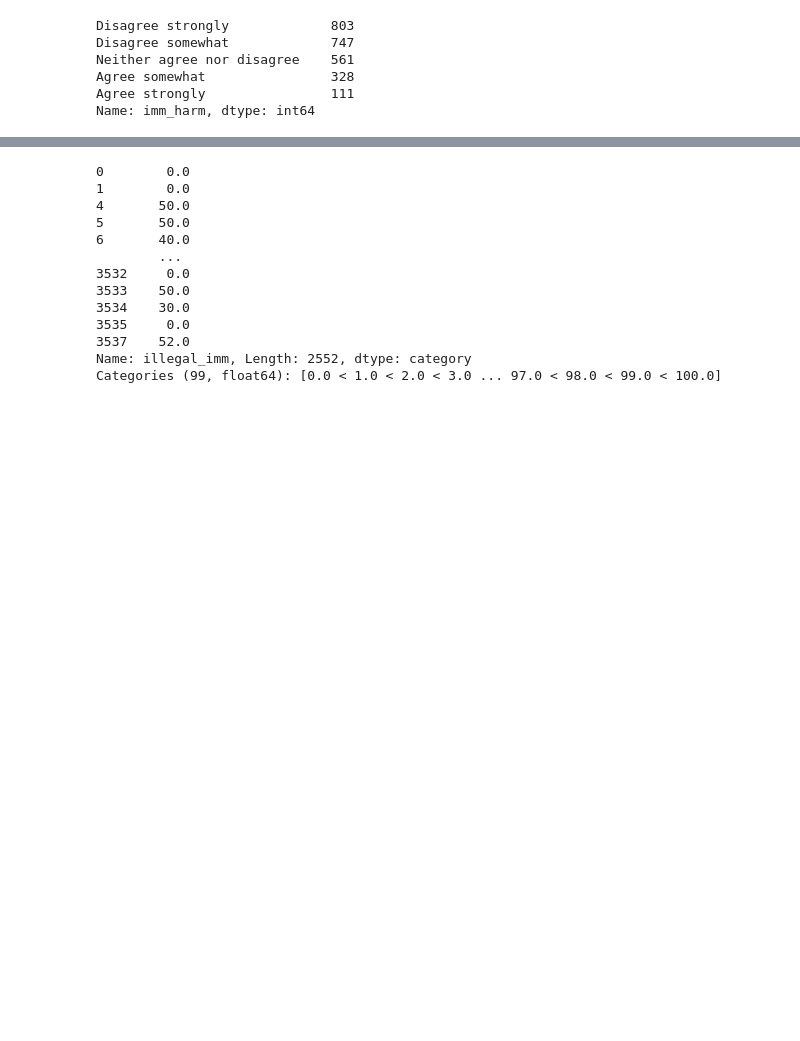
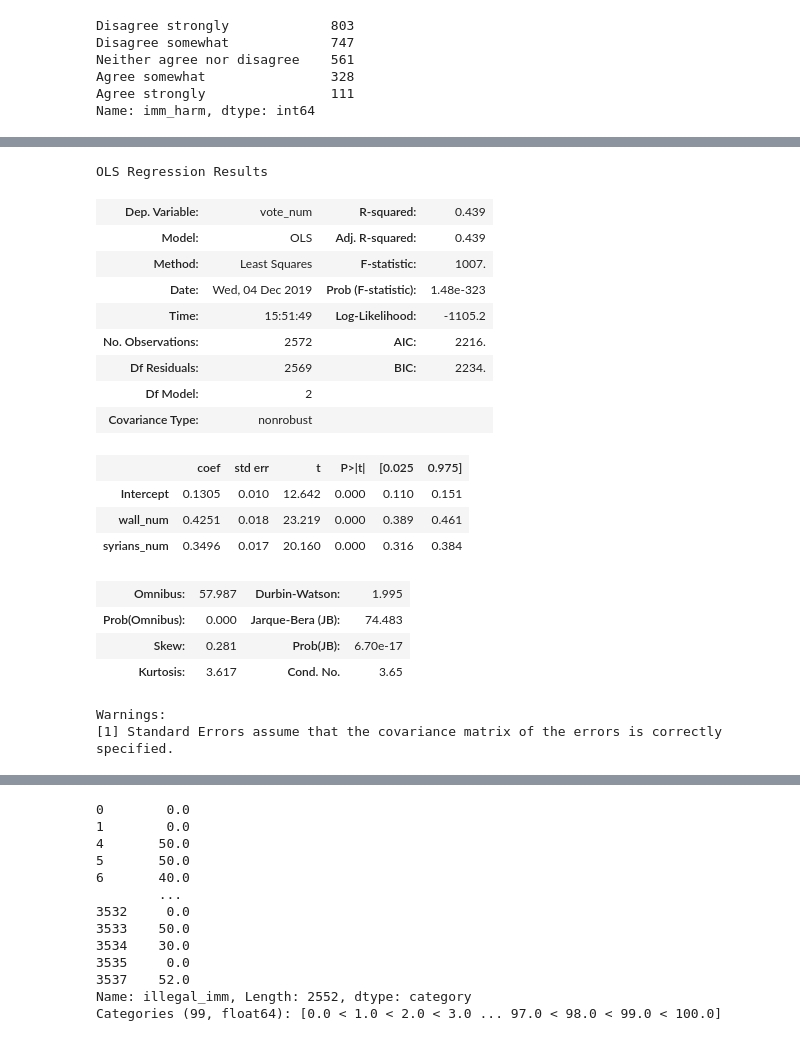
Before and after one commit to wangdianyh/trump-4703, a Jupyter notebook: Trump.ipynb, the cells around one changed output, grey strips where cells are left out. Cells and saved outputs as stored; diff of their text form; code cells hidden in the pictures; blank space fills up the shorter version.

```diff
--- a/Trump.ipynb
+++ b/Trump.ipynb
@@ -454,0 +460,31 @@ Warnings:
+# %%
+refugee_df = data_2[['vote_trump', 'support_wall', 'deny_syrians']].dropna()
+# %%
+# convert to dummy variable
+refugee_df['vote_num'] = refugee_df.vote_trump.map({'Yes': 1, 'No': 0})
+refugee_df['wall_num'] = refugee_df.support_wall.map({'Yes': 1, 'No': 0})
+refugee_df['syrians_num'] = refugee_df.deny_syrians.map({'Yes': 1, 'No': 0})
+# %%
+refugee_mod = smf.ols(formula='vote_num ~ wall_num + syrians_num', data=refugee_df).fit()
+refugee_mod.summary()
+# %% [output]
+OLS Regression Results
+| Dep. Variable: | vote_num | R-squared: | 0.439 |
+| Model: | OLS | Adj. R-squared: | 0.439 |
+| Method: | Least Squares | F-statistic: | 1007. |
+| Date: | Wed, 04 Dec 2019 | Prob (F-statistic): | 1.48e-323 |
+| Time: | 15:51:49 | Log-Likelihood: | -1105.2 |
+| No. Observations: | 2572 | AIC: | 2216. |
+| Df Residuals: | 2569 | BIC: | 2234. |
+| Df Model: | 2 |  |  |
+| Covariance Type: | nonrobust |  |  |
+|  | coef | std err | t | P>|t| | [0.025 | 0.975] |
+| Intercept | 0.1305 | 0.010 | 12.642 | 0.000 | 0.110 | 0.151 |
+| wall_num | 0.4251 | 0.018 | 23.219 | 0.000 | 0.389 | 0.461 |
+| syrians_num | 0.3496 | 0.017 | 20.160 | 0.000 | 0.316 | 0.384 |
+| Omnibus: | 57.987 | Durbin-Watson: | 1.995 |
+| Prob(Omnibus): | 0.000 | Jarque-Bera (JB): | 74.483 |
+| Skew: | 0.281 | Prob(JB): | 6.70e-17 |
+| Kurtosis: | 3.617 | Cond. No. | 3.65 |
+Warnings:
+[1] Standard Errors assume that the covariance matrix of the errors is correctly specified.
```
Also changed, not shown: parts of 14 cells of this notebook.
